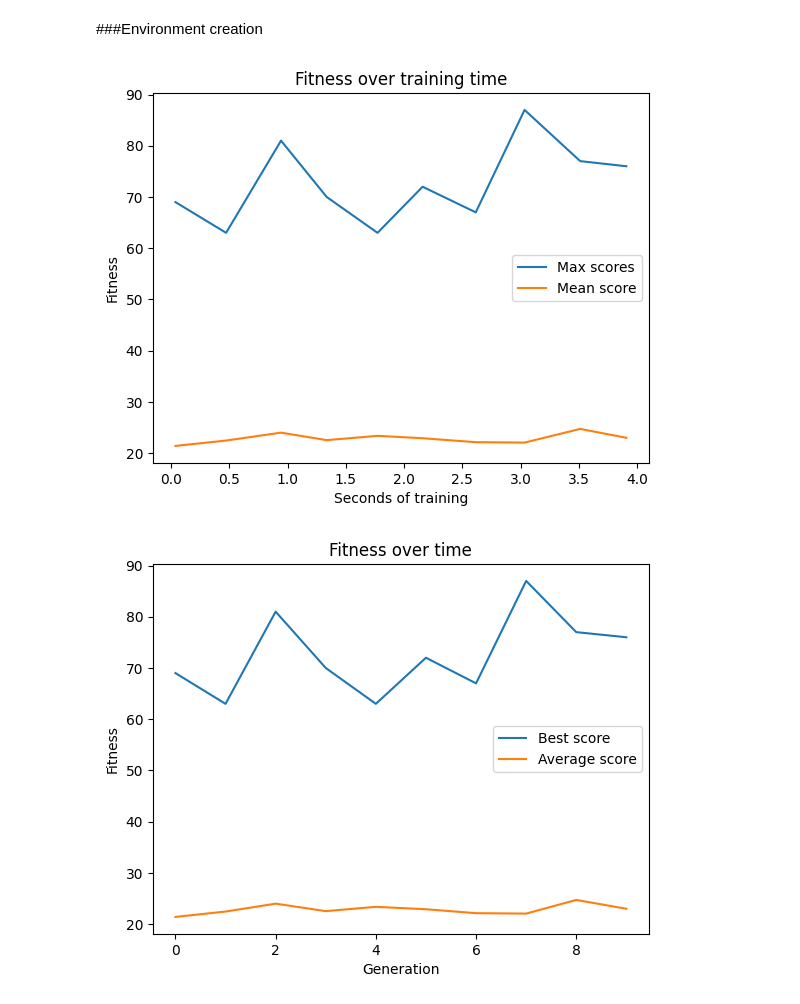
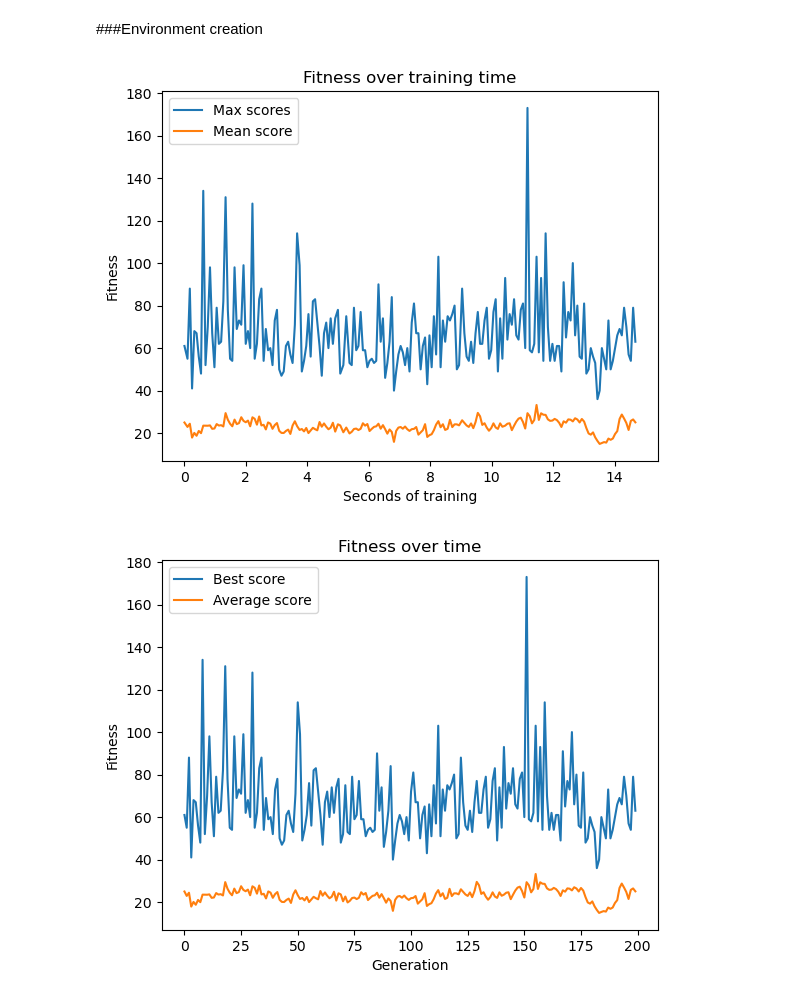
Before and after one commit to MelvinGode/RL_GA_Analysis, a Jupyter notebook: cart_pole/GA/GA_test.ipynb, the cells around one changed output. Drawn from its saved outputs; the diff is of its cells as text; code cells hidden in the pictures.

```diff
--- a/cart_pole/GA/GA_test.ipynb
+++ b/cart_pole/GA/GA_test.ipynb
@@ -77,12 +80,11 @@ def pop_diversity(population):
 # %% [markdown]
 ###Environment functions
 # %%
-def play_gen(population, env):
+def play_gen(population, env, random_seed_array):
   pop_size = population.shape[0]
   fitnesses = np.empty(pop_size)
-
   for i in range(pop_size):
-    env.reset()
+    env.reset(seed=int(random_seed_array[i]))
 
     for t in range(max_moves):
       action = population[i,t]
@@ -119,10 +121,18 @@ class GA_agent():
     self.diversity = np.empty(nb_gen)
     self.time_samples = np.empty(nb_gen)
 
+    # if exists the file data/random_seed.npy, load it
+    if os.path.exists('../data/random_seed.npy'):
+      self.random_seed_array = np.load('../data/random_seed.npy')
+    else:
+      self.random_seed_array = np.random.randint(0, 2**32, 10000)
+    self.current_random_seed = 0
+
   def evolve(self, env = gym.make("CartPole-v1")):
 
     last_time = time.time()
-    start_time  = last_time
+    self.start_time  = last_time
+    start_time = last_time
 
     for i in range(self.nb_gen):
 
@@ -130,7 +140,8 @@ class GA_agent():
 
       self.diversity[i] = pop_diversity(self.population)
 
-      fit = play_gen(self.population, env)
+      fit = play_gen(self.population, env, self.random_seed_array[self.current_random_seed: self.current_random_seed + self.pop_size])
+      self.current_random_seed += self.pop_size
 
       if max(fit) > self.best_score: self.best_score = max(fit)
 
@@ -161,6 +172,7 @@ class GA_agent():
     plt.xlabel("Generation")
     plt.ylabel("Fitness")
     plt.title("Fitness over time")
+    plt.savefig(f'plots/GA_evolution_{self.start_time}.png')
     plt.show()
 
   def plot_evolution_per_second(self):
@@ -170,6 +182,7 @@ class GA_agent():
     plt.xlabel("Seconds of training")
     plt.ylabel("Fitness")
     plt.title("Fitness over training time")
+    plt.savefig(f'plots/GA_evoluiton_per_second_{self.start_time}.png')
     plt.show()
 
   def plot_diversity(self):
@@ -177,7 +190,17 @@ class GA_agent():
     plt.xlabel("Generation")
     plt.ylabel("Average gene STD")
     plt.title("Population diversity over time")
+    plt.savefig(f'plots/GA_pop_diversity_{self.start_time}.png')
     plt.show()
+
+  def save_metrics(self):
+    name = f'data/GA_metrics_{self.start_time}.npy'
+    metrics = np.array({
+      "max" : self.best_scores,
+      "avg" : self.avg_scores,
+      "diversity" : self.diversity,
+      "time": self.time_samples})
+    np.save(name, metrics)
 
 
   def display_game(self, game = "CartPole-v1"):
@@ -214,10 +237,10 @@ class GA_agent():
 
     return frames
 # %%
-nb_gen = 10
-pop_size = 100
+nb_gen = 200
+pop_size = 50
 mutation_rate = 0.005
 # %%
-agent = GA_agent("fitness", nb_gen, pop_size, mutation_rate)
+agent = GA_agent("rank", nb_gen, pop_size, mutation_rate)
 # %%
 agent.evolve()
@@ -226,7 +249,9 @@ agent.display_game()
 # %%
 agent.plot_evolution_per_second()
 agent.plot_evolution()
 agent.plot_diversity()
+
+agent.save_metrics()
 # %% [output]
-[figure, old version]
+[figure, new version]
-[figure, old version]
+[figure, new version]
```
Also changed, not shown: parts of 8 cells of this notebook, 18 other files.
